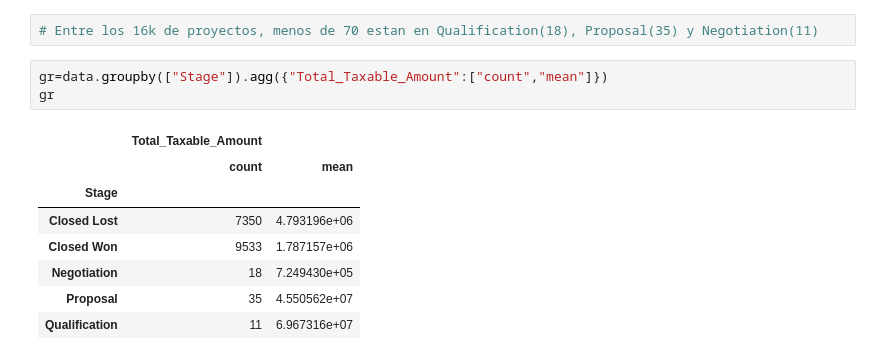
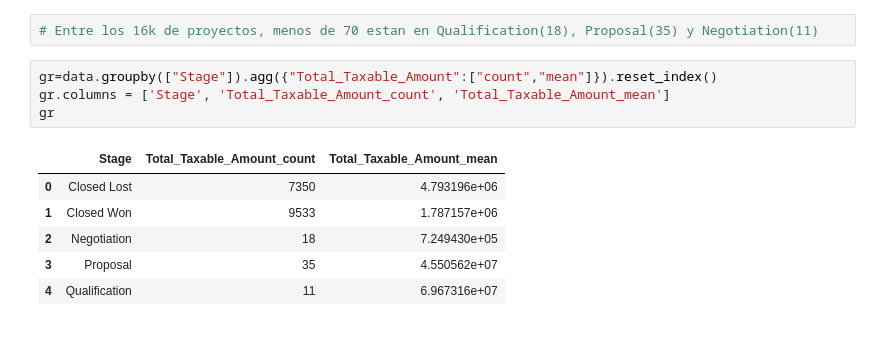
Before and after one commit to ariel55/braintree-integration-app, a Jupyter notebook: TP_SummerData.ipynb, the cells around one changed output. Saved outputs shown, nothing was run; the diff lists cells and outputs as text.

```diff
--- a/TP_SummerData.ipynb
+++ b/TP_SummerData.ipynb
@@ -213,14 +213,13 @@ Text(0, 0.5, 'ln Total Amount')
 # %%
 # Entre los 16k de proyectos, menos de 70 estan en Qualification(18), Proposal(35) y Negotiation(11)
 # %%
-gr=data.groupby(["Stage"]).agg({"Total_Taxable_Amount":["count","mean"]})
+gr=data.groupby(["Stage"]).agg({"Total_Taxable_Amount":["count","mean"]}).reset_index()
+gr.columns = ['Stage', 'Total_Taxable_Amount_count', 'Total_Taxable_Amount_mean']
 gr
 # %% [output]
-|  | Total_Taxable_Amount |  |
-|  | count | mean |
-| Stage |  |  |
-| Closed Lost | 7350 | 4.793196e+06 |
-| Closed Won | 9533 | 1.787157e+06 |
-| Negotiation | 18 | 7.249430e+05 |
-| Proposal | 35 | 4.550562e+07 |
-| Qualification | 11 | 6.967316e+07 |
+|  | Stage | Total_Taxable_Amount_count | Total_Taxable_Amount_mean |
+| 0 | Closed Lost | 7350 | 4.793196e+06 |
+| 1 | Closed Won | 9533 | 1.787157e+06 |
+| 2 | Negotiation | 18 | 7.249430e+05 |
+| 3 | Proposal | 35 | 4.550562e+07 |
+| 4 | Qualification | 11 | 6.967316e+07 |
```
